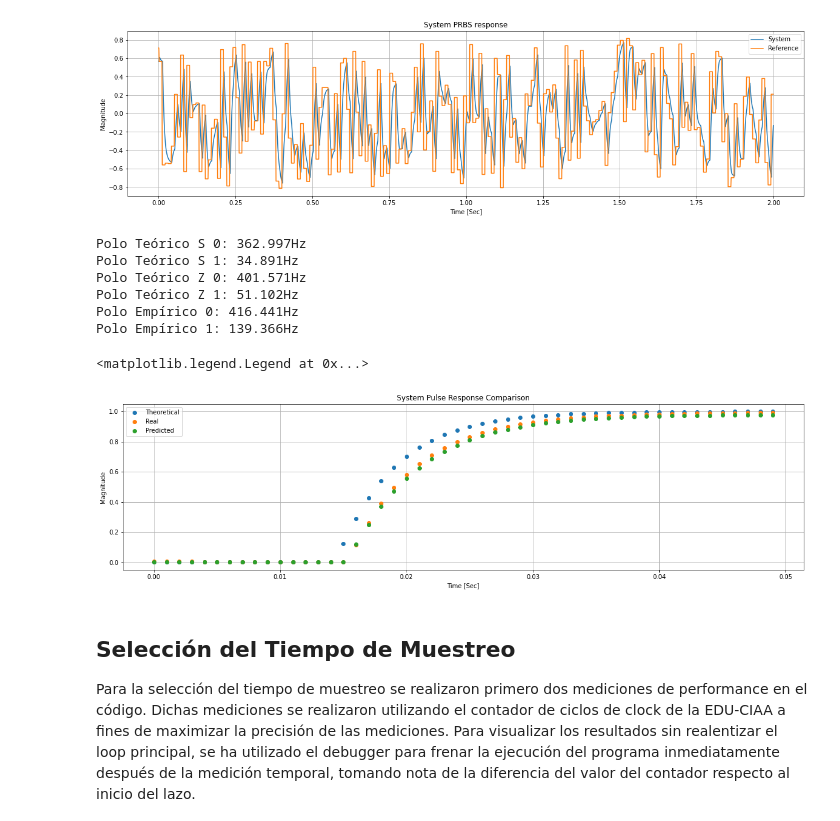
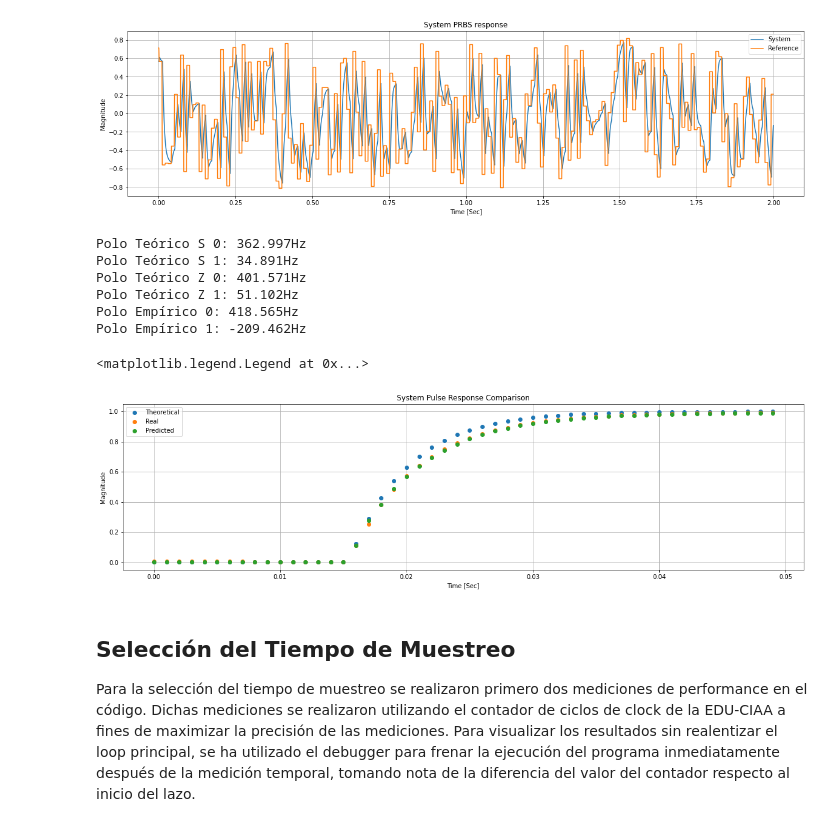
Before and after one commit to lorsi96/System-Identification-Control-for-RCRC-Circuit, a Jupyter notebook: informe.ipynb, the cells around one changed output. Cells and saved outputs as stored; diff of their text form; code cells hidden in the pictures.

```diff
--- a/informe.ipynb
+++ b/informe.ipynb
@@ -50,7 +65,7 @@ def calc_risetime(data: np.ndarray, timearr: np.ndarray):
 # Relevamiento del tiempo de Subida
 # %%
 # Cargamos los datos.
-data = pd.read_csv('csvs/resp_step_half.csv')
+data = pd.read_csv('csvs/step_resp.csv')
 sd = extract_data(data, periods=2)
 
 # Ploteamos dos ciclos.
@@ -139,42 +154,42 @@ for i, pole_hz in enumerate(poles(hs_1) / (2*np.pi)):
 hz_1 = c2d(hs_1, 1/SR_F_HZ, 'zoh')
 numz_1, denz_1 = tfdata(hz_1)
 ss_2 = tf2ss(numz_1, denz_1)
 for i, pole_hz in enumerate((poles(hz_1) * SR_F_HZ / 2)):
     print(f'Polo Teórico Z {i}: {float(pole_hz.real):.3f}Hz')
 
 
 # Transferencia reconstruida por LS del modelo
-knum = [-3.58746428e-05, 5.19713034e-04, 1.17608695e-01]
-den = [1, -1.11161405, 0.23215067]
+knum = [0.00098912, 0.110023150, 0.11815254]
+den = [1, -0.41820698, -0.35069335]
 rls_tf = tf(np.array(knum), np.array(den), dt=1/SR_F_HZ)
 ss_rls = tf2ss(rls_tf)
 for i, pole_hz in enumerate(poles(rls_tf)* SR_F_HZ / 2):
     print(f'Polo Empírico {i}: {float(pole_hz.real):.3f}Hz')
 
-sd3 = extract_data(data, periods=1/2, samples_offset=85)
+sd3 = extract_data(data, periods=1/2, samples_offset=185)
 sd3n = normalize(sd3)
 
 # Comparamos la respuesta al escalón con las anteriores
 t, hz_out = forced_response(hz_1, sd3n['Time'], sd3n['DAC'])
-s = signal.lfilter(knum, den, sd3n['DAC'])
+t2, s = forced_response(rls_tf, sd3n['Time'], sd3n['DAC'])
 plt.figure(figsize=(20, 5))
-plt.plot(sd3n['Time'], hz_out[:len(sd3n['Time'])], 'o', label='Theoretical')
+plt.plot(t, hz_out[:len(sd3n['Time'])], 'o', label='Theoretical')
 plt.plot(sd3n['Time'], sd3n['ADC'], 'o', label='Real')
-plt.plot(sd3n['Time'], s, 'o', label='Predicted')
+plt.plot(t2, s, 'o', label='Predicted')
 plt.grid()
 plt.title('System Pulse Response Comparison')
 plt.ylabel('Magnitude')
 plt.xlabel('Time [Sec]')
 plt.legend()
 # %% [output]
 Polo Teórico S 0: 362.997Hz
 Polo Teórico S 1: 34.891Hz
 Polo Teórico Z 0: 401.571Hz
 Polo Teórico Z 1: 51.102Hz
-Polo Empírico 0: 416.441Hz
-Polo Empírico 1: 139.366Hz
+Polo Empírico 0: 418.565Hz
+Polo Empírico 1: -209.462Hz
 <matplotlib.legend.Legend at 0x...>
-[figure, old version]
+[figure, new version]
 # %% [markdown]
 ## Selección del Tiempo de Muestreo
 Para la selección del tiempo de muestreo se realizaron primero dos mediciones
```
Also changed, not shown: parts of 10 cells of this notebook, 7 other files.
